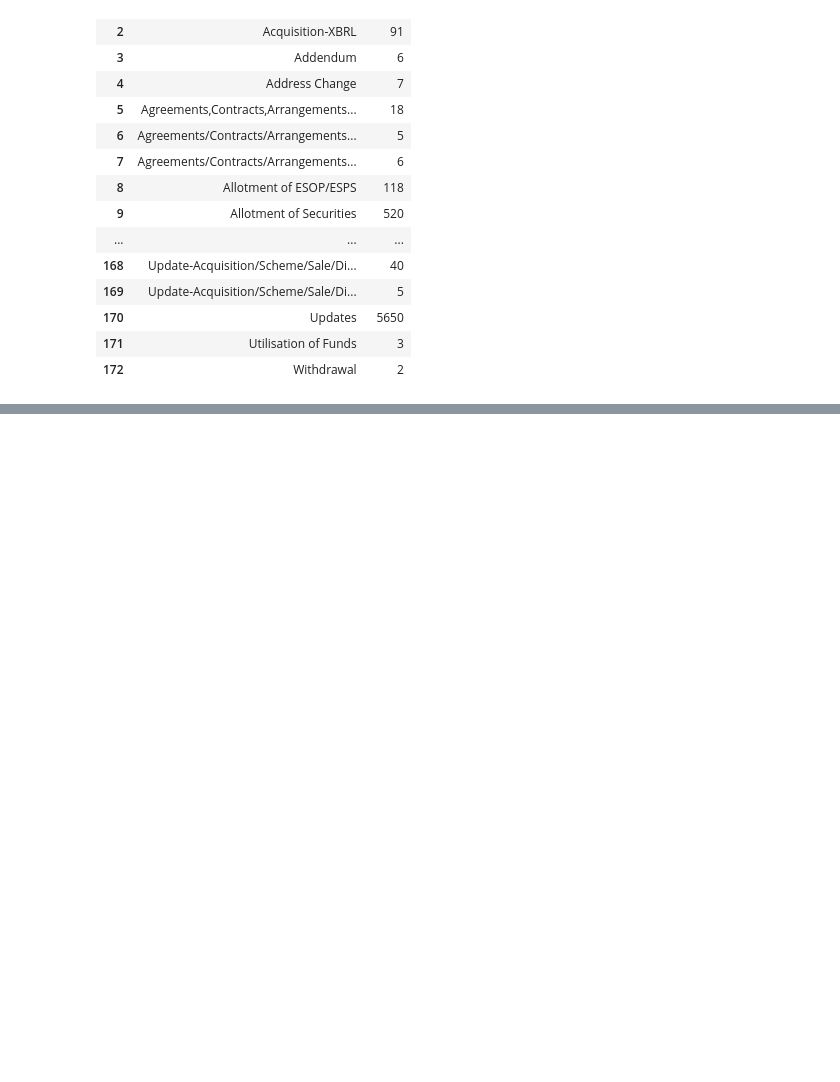
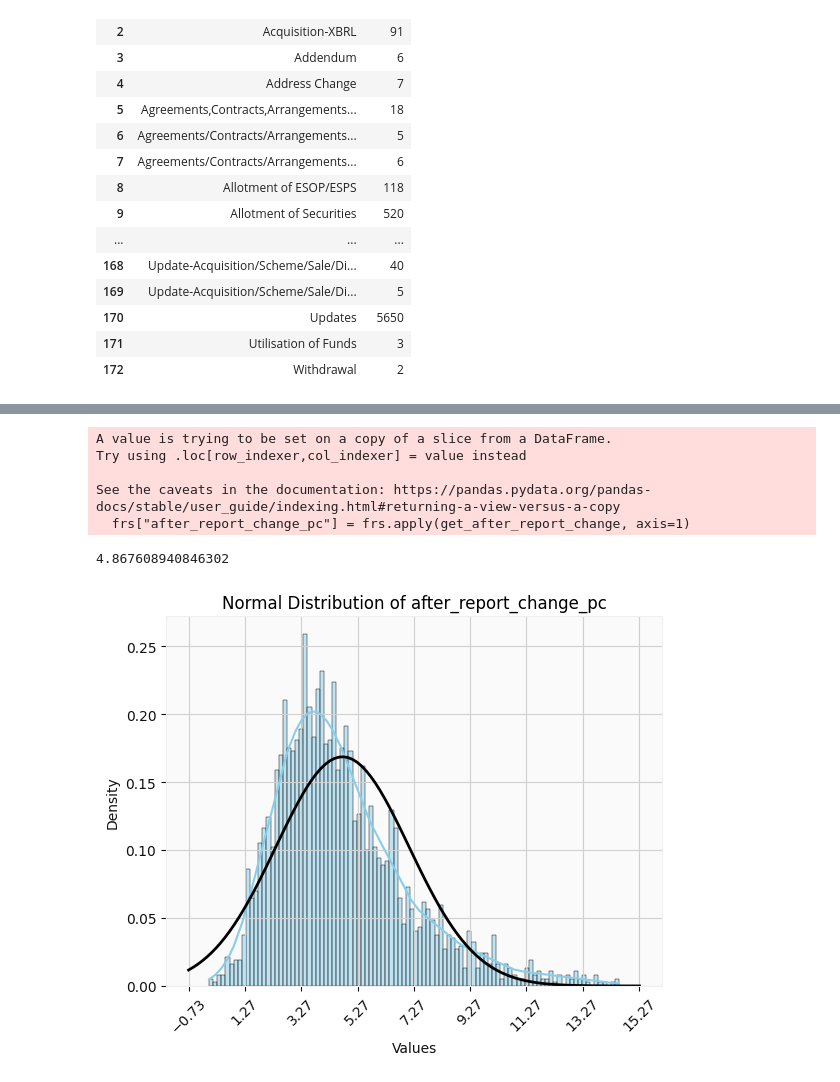
Before and after one commit to nitmnit/nifty-analysis, a Jupyter notebook: analyze.ipynb, the cells around one changed output, grey strips where cells are left out. Drawn from its saved outputs; the diff is of its cells as text; code cells hidden in the pictures; blank space fills up the shorter version.

```diff
--- a/analyze.ipynb
+++ b/analyze.ipynb
@@ -88,0 +131,50 @@ frs[["symbol", "an_dt", "attchmntFile"]]
+# %%
+def get_after_report_change(row):
+    if market_open_time <= row.name.time() <= market_end_time:
+        # print(f"symbol: {row.symbol}, date:{row.sort_date} {row.ic.columns}")
+        after_candles = row.ic[row.ic.index >= row.name.replace(second=0)]
+    else:
+        after_candles = row.ic
+    return abs(after_candles.high.max() - after_candles.low.min()) / after_candles.iloc[0].open
+frs["after_report_change_pc"] = frs.apply(get_after_report_change, axis=1)
+frs["after_report_change_pc"] = frs["after_report_change_pc"] * 100
+frs[["symbol", "after_report_change_pc"]].head()
+# frs[["symbol", "sort_date", "after_report_change_pc"]].head()
+# %% [output]
+A value is trying to be set on a copy of a slice from a DataFrame.
+Try using .loc[row_indexer,col_indexer] = value instead
+
+See the caveats in the documentation: https://pandas.pydata.org/pandas-docs/stable/user_guide/indexing.html#returning-a-view-versus-a-copy
+  frs["after_report_change_pc"] = frs.apply(get_after_report_change, axis=1)
+# %%
+frs["after_report_change_pc"].mean()
+# %% [output]
+4.867608940846302
+# %%
+import matplotlib.pyplot as plt
+import seaborn as sns
+from scipy.stats import norm  # Import the normal distribution from SciPy
+
+# Assuming df is your DataFrame and 'column_name' is the column you want to plot
+pc_change = frs[frs['after_report_change_pc'] < 15]['after_report_change_pc']
+
+# Plot the histogram of the data
+sns.histplot(pc_change, kde=True, stat='density', color='skyblue', bins=100)
+
+# Fit a normal distribution to the data
+mu, sigma = norm.fit(pc_change)
+xmin, xmax = plt.xlim()
+x = np.linspace(xmin, xmax, 100)
+p = norm.pdf(x, mu, sigma)
+plt.plot(x, p, 'k', linewidth=2)
+plt.xticks(np.arange(xmin, xmax, 2), rotation=45)  # Adjust the step size as needed
+
+# Add labels and title
+plt.xlabel('Values')
+plt.ylabel('Density')
+plt.title('Normal Distribution of {}'.format('after_report_change_pc'))
+
+# Show the plot
+plt.show()
+# %% [output]
+[figure, added]
```
Also changed, not shown: parts of 10 cells of this notebook, 3 other files.
